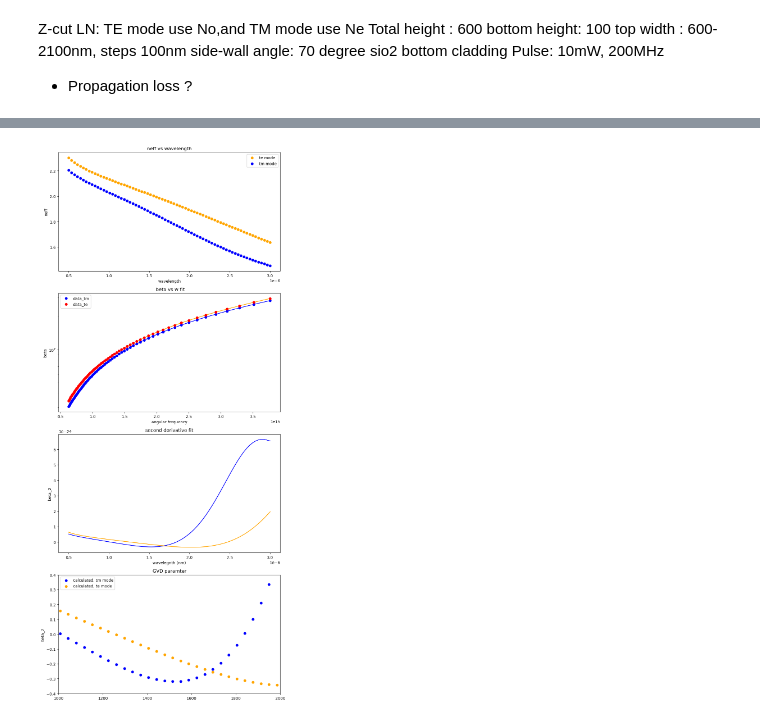
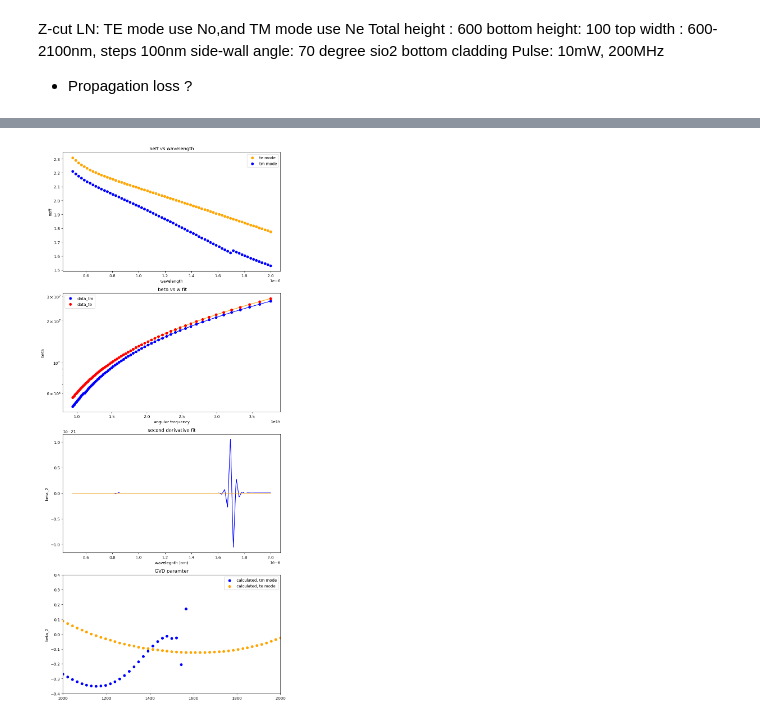
Before and after one commit to elizaleung830/SC-generation-stimulation, a Jupyter notebook: SCG_Stimulation/Simulation/2.0um/GVD.ipynb, the cells around one changed output, grey strips where cells are left out. Cells and saved outputs as stored; diff of their text form; code cells hidden in the pictures.

```diff
--- a/SCG_Stimulation/Simulation/2.0um/GVD.ipynb
+++ b/SCG_Stimulation/Simulation/2.0um/GVD.ipynb
@@ -143,12 +143,12 @@ from scipy.interpolate import UnivariateSpline
 from scipy.constants import speed_of_light as c
 import pandas as pd
 top_width = 2
-data_tm = np.load(f"data_w_{top_width}_e.npz")
-data_te = np.load(f"data_w_{top_width}_o.npz")
+data_tm = np.load(f"data_w_{2.0}_e.npz")
+data_te = np.load(f"data_w_{2.0}_o.npz")
 neff_list_tm = np.array(np.real(data_tm['neff_list_tm']))
 neff_list_te = np.array(np.real(data_te['neff_list_te']))
 
-wls = np.linspace(500, 3000, 70)*1e-9
+wls = np.linspace(500, 2000, 70)*1e-9
 angular_freq =  lambda w:(c/ w) * 2 * np.pi
 beta_tm = neff_list_tm * 2*np.pi/(wls)
 beta_te = neff_list_te * 2*np.pi/(wls)
@@ -184,31 +184,31 @@ axs[1].semilogy(x_range,y_spl_te(x_range), color="orange")
 axs[1].semilogy(angular_freq(wls),beta_tm,'bo',label = 'data_tm')
 axs[1].semilogy(angular_freq(wls),beta_te,'ro',label = 'data_te')
 axs[1].legend()
 
 #-----------beta_2 plot-----------------
 y_spl_2d_tm = y_spl_tm.derivative(n=2)
 y_spl_2d_te = y_spl_te.derivative(n=2)
 axs[2].set_xlabel("wavelegnth (nm)")
 axs[2].set_ylabel("beta_2")
 axs[2].set_title("second derivative fit")
 
 axs[2].plot(w_range,y_spl_2d_tm(x_range) , color="blue")
 axs[2].plot(w_range,y_spl_2d_te(x_range) , color="orange")
 
 #-----------beta_2 plot---------------------------
 beta_2_tm = y_spl_2d_tm(angular_freq(wls)) * 1e24
 beta_2_te = y_spl_2d_te(angular_freq(wls)) * 1e24
 
 axs[3].scatter(wls * 1e9, beta_2_tm, label = "calculated, tm mode", c="blue")
 axs[3].scatter(wls * 1e9, beta_2_te, label = "calculated, te mode", c="orange")
 
 axs[3].set_ylabel("beta_2")
 axs[3].set_title("GVD paramter")
 axs[3].legend()
 axs[3].set_xlim(1000,2000)
 axs[3].set_ylim(-0.4,0.4)
 
 plt.tight_layout()
 plt.show()
 # %% [output]
-[figure, old version]
+[figure, new version]
```
Also changed, not shown: parts of 1 cell of this notebook, 21 other files.
